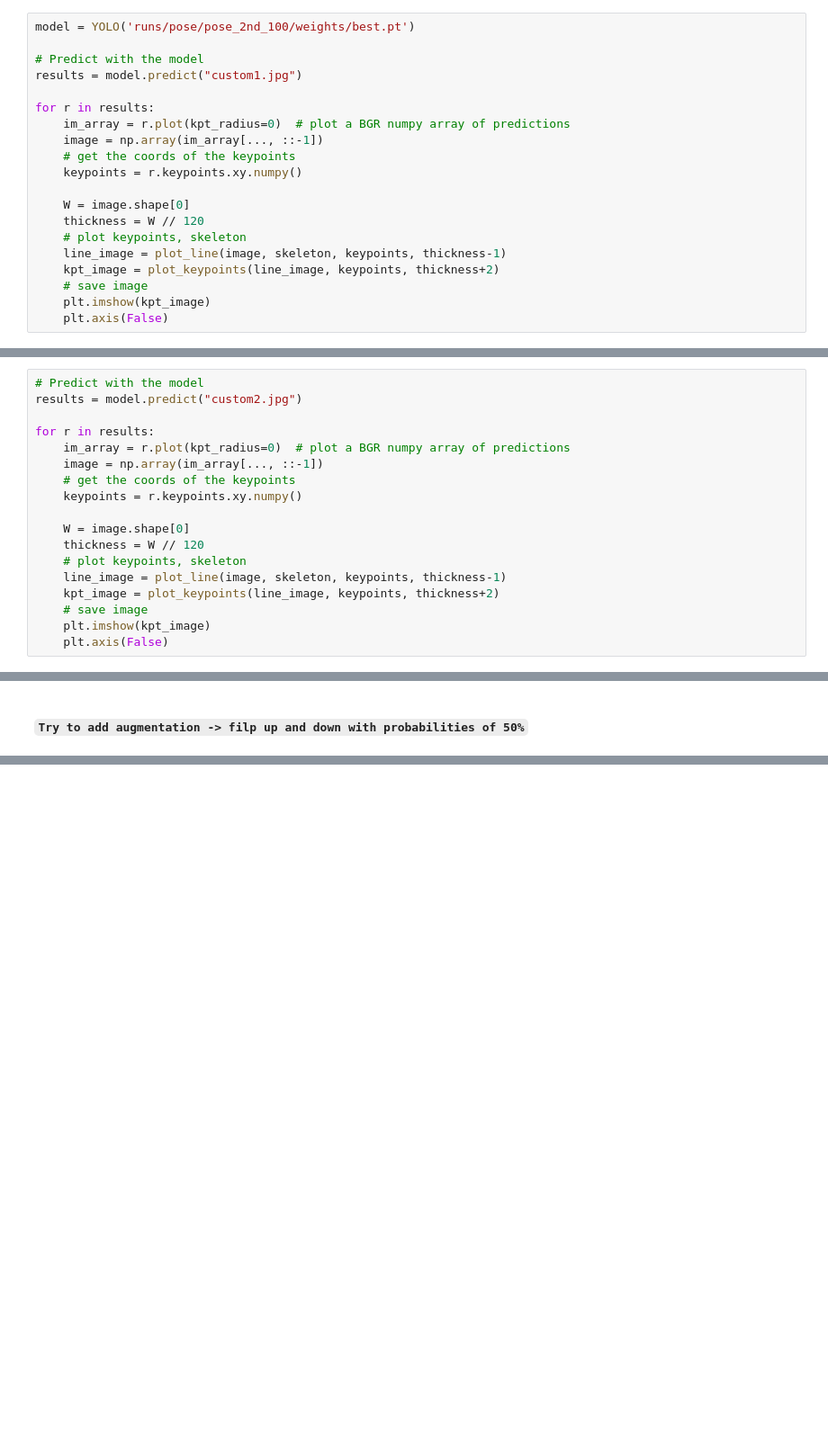
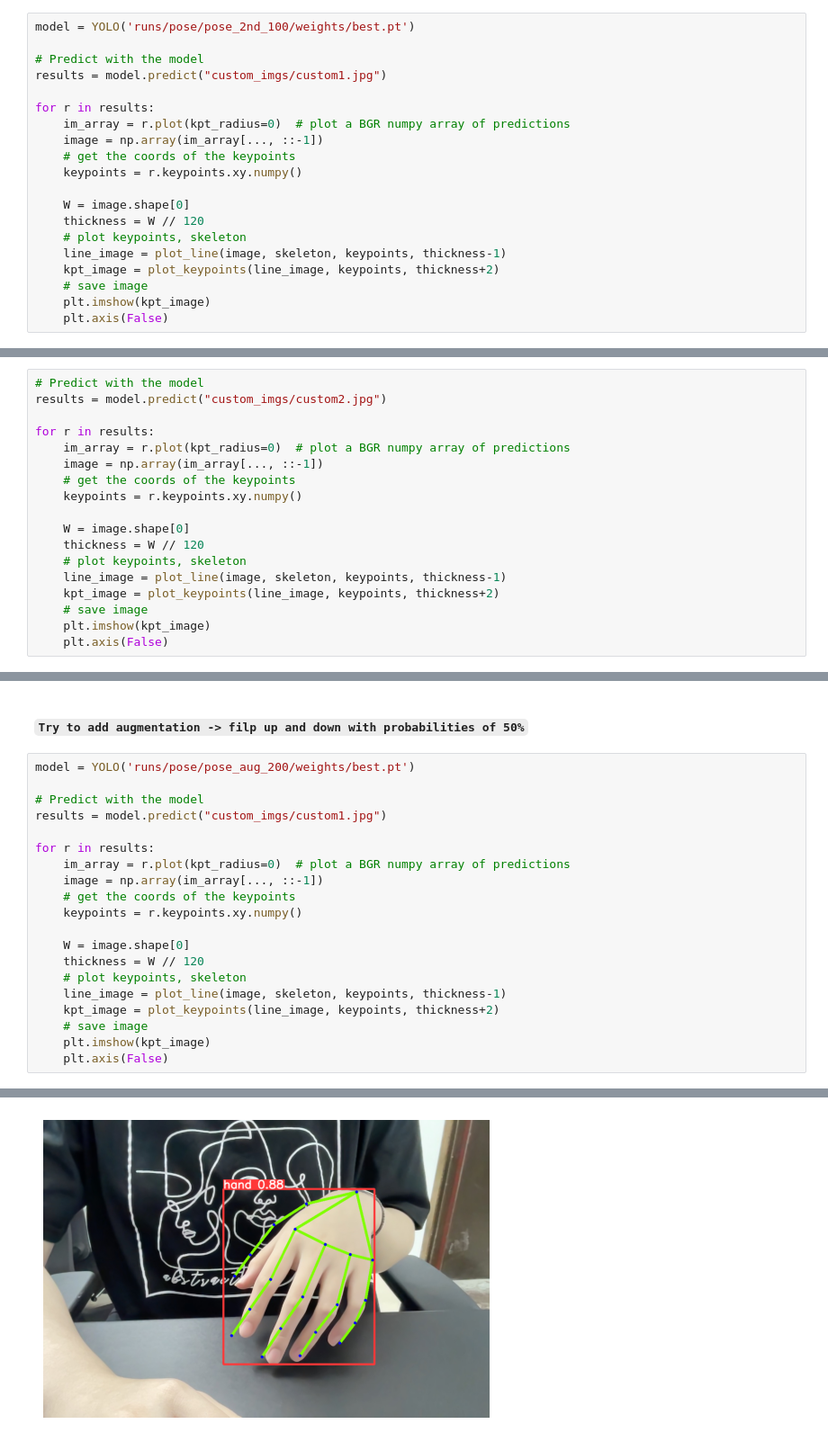
Before and after one commit to ZyWang7/Hand_Landmark_Detection, a Jupyter notebook: predict.ipynb, the cells around one changed output, grey strips where cells are left out. Shown at 90% size. Cells and saved outputs as stored; diff of their text form; blank space fills up the shorter version.

Commit message:
Make predictions on cuatom images

```diff
--- a/predict.ipynb
+++ b/predict.ipynb
@@ -160,7 +160,7 @@ Speed: 6.6ms preprocess, 171.4ms inference, 0.9ms postprocess per image at shape
 model = YOLO('runs/pose/pose_2nd_100/weights/best.pt')
 
 # Predict with the model
-results = model.predict("custom1.jpg")
+results = model.predict("custom_imgs/custom1.jpg")
 
 for r in results:
     im_array = r.plot(kpt_radius=0)  # plot a BGR numpy array of predictions
@@ -182,7 +182,7 @@ Speed: 6.6ms preprocess, 154.8ms inference, 1.0ms postprocess per image at shape
 [figure]
 # %%
 # Predict with the model
-results = model.predict("custom2.jpg")
+results = model.predict("custom_imgs/custom2.jpg")
 
 for r in results:
     im_array = r.plot(kpt_radius=0)  # plot a BGR numpy array of predictions
@@ -207,3 +206,24 @@ IndexError: index 0 is out of bounds for axis 0 with size 0
 ### The model is poor when the fingers are *pointing upwards*, as it could not detect the hand and its keypoints...
 # %% [markdown]
 #### `Try to add augmentation -> filp up and down with probabilities of 50%`
+# %%
+model = YOLO('runs/pose/pose_aug_200/weights/best.pt')
+
+# Predict with the model
+results = model.predict("custom_imgs/custom1.jpg")
+
+for r in results:
+    im_array = r.plot(kpt_radius=0)  # plot a BGR numpy array of predictions
+    image = np.array(im_array[..., ::-1])
+    # get the coords of the keypoints
+    keypoints = r.keypoints.xy.numpy()
+
+    W = image.shape[0]
+    thickness = W // 120
+    # plot keypoints, skeleton
+    line_image = plot_line(image, skeleton, keypoints, thickness-1)
+    kpt_image = plot_keypoints(line_image, keypoints, thickness+2)
+    # save image
+    plt.imshow(kpt_image)
+    plt.axis(False)
+# %% [output]
@@ -209,0 +232 @@ IndexError: index 0 is out of bounds for axis 0 with size 0
+[figure, added]
```
Also changed, not shown: parts of 9 cells of this notebook, 10 other files.
